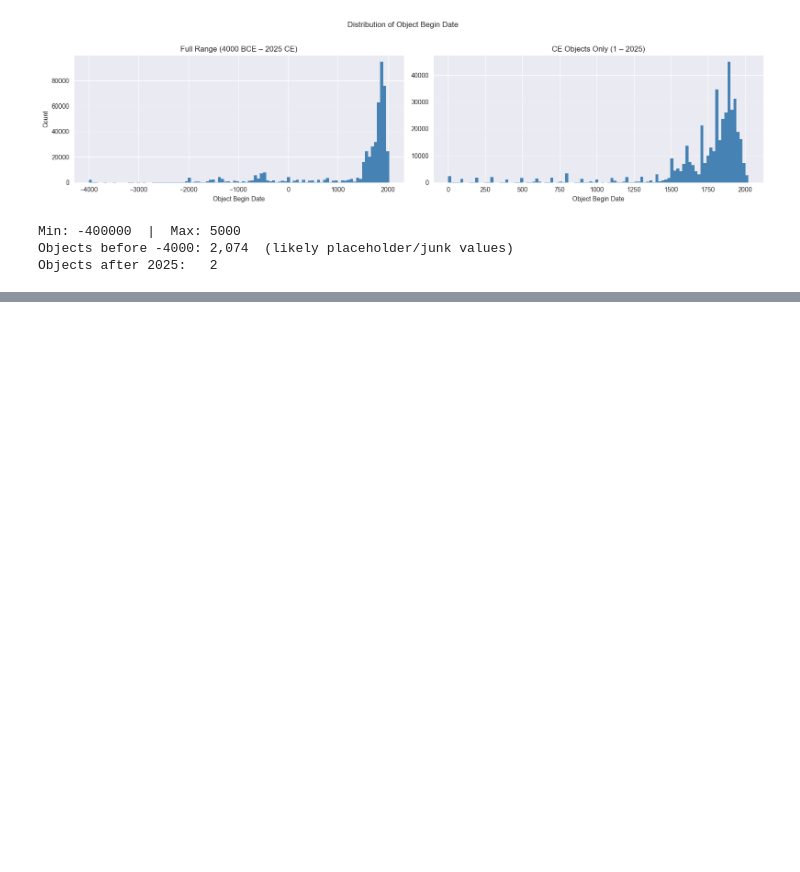
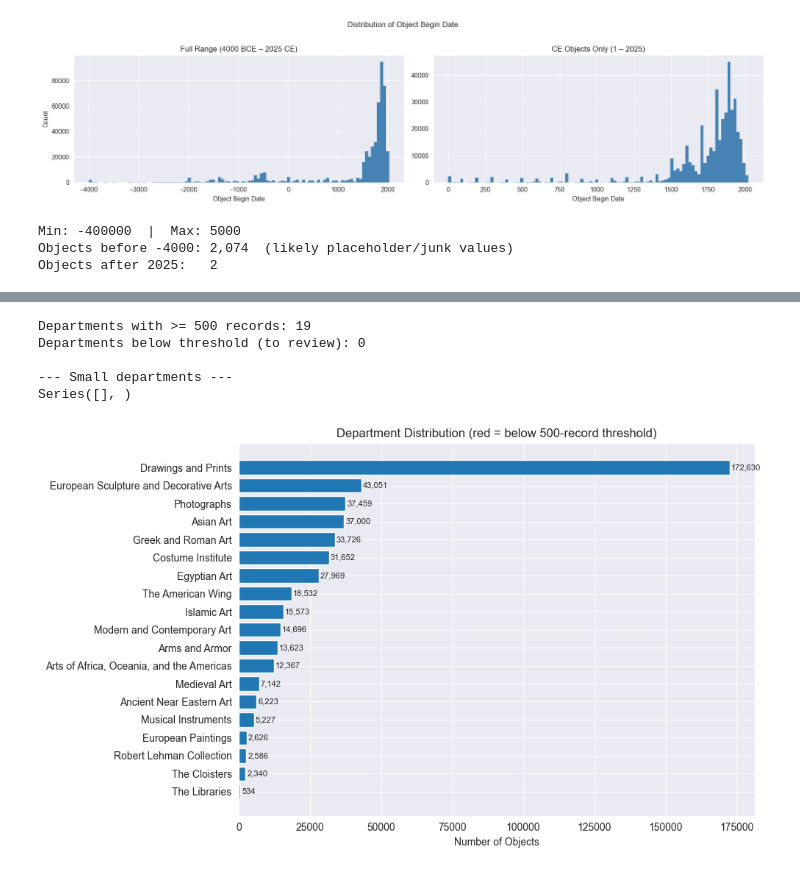
Before and after one commit to ishangupta4/cultural-pattern-discovery-ml, a Jupyter notebook: notebooks/met_eda.ipynb, the cells around one changed output, grey strips where cells are left out. Drawn from its saved outputs; the diff is of its cells as text; code cells hidden in the pictures; blank space fills up the shorter version.

```diff
--- a/notebooks/met_eda.ipynb
+++ b/notebooks/met_eda.ipynb
@@ -277,0 +321,7 @@ Objects after 2025:   2
+# %%
+dept_counts = df['Department'].value_counts()
+imbalance_ratio = dept_counts.max() / dept_counts.min()
+
+print(f"Departments: {len(dept_counts)}")
+print(f"Imbalance ratio (largest / smallest): {imbalance_ratio:.1f}x\n")
+print(dept_counts.to_string())
@@ -277,0 +346,34 @@ Objects after 2025:   2
+# %%
+MIN_RECORDS = 500  # departments below this are candidates for merging or dropping
+
+small_depts = dept_counts[dept_counts < MIN_RECORDS]
+keep_depts  = dept_counts[dept_counts >= MIN_RECORDS]
+
+print(f"Departments with >= {MIN_RECORDS} records: {len(keep_depts)}")
+print(f"Departments below threshold (to review): {len(small_depts)}\n")
+print("--- Small departments ---")
+print(small_depts.to_string())
+# %% [output]
+Departments with >= 500 records: 19
+Departments below threshold (to review): 0
+
+--- Small departments ---
+Series([], )
+# %%
+fig, ax = plt.subplots(figsize=(10, 6))
+colors = ['#d62728' if c < MIN_RECORDS else '#1f77b4' for c in dept_counts.values]
+
+bars = ax.barh(dept_counts.index, dept_counts.values, color=colors)
+ax.set_xlabel('Number of Objects')
+ax.set_title('Department Distribution (red = below 500-record threshold)')
+ax.invert_yaxis()
+
+for bar, val in zip(bars, dept_counts.values):
+    ax.text(bar.get_width() + 500, bar.get_y() + bar.get_height() / 2,
+            f'{val:,}', va='center', fontsize=8)
+
+plt.tight_layout()
+plt.savefig('../outputs/figures/department_imbalance.png', dpi=150)
+plt.show()
+# %% [output]
+[figure, added]
```
Also changed, not shown: parts of 13 cells of this notebook.
